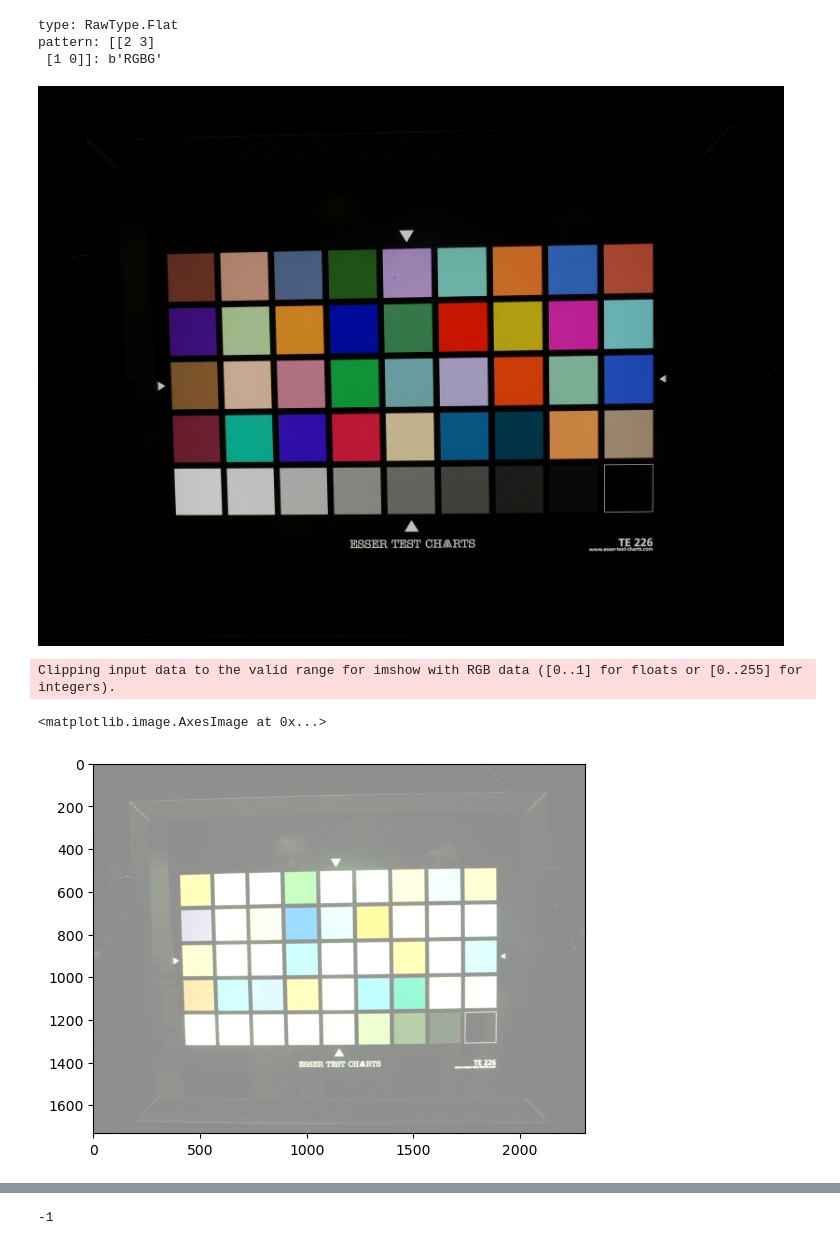
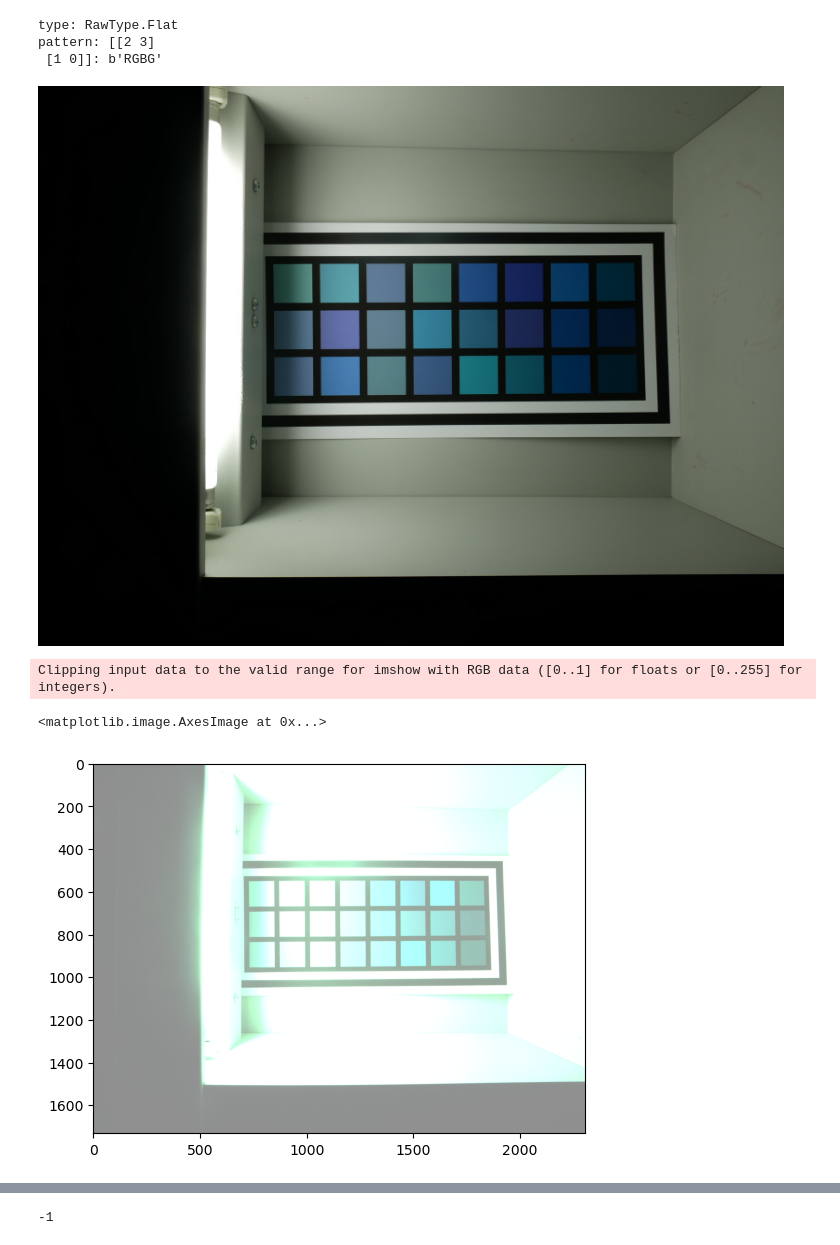
Before and after one commit to cs-413-cinestill/800t-emulation, a Jupyter notebook: color_transfer.ipynb, the cells around one changed output, grey strips where cells are left out. Drawn from its saved outputs; the diff is of its cells as text; code cells hidden in the pictures.

```diff
--- a/color_transfer.ipynb
+++ b/color_transfer.ipynb
@@ -9,24 +13,24 @@ from io import BytesIO
 from IPython.display import display
 import matplotlib.pyplot as plt
 # %%
-image_path = "data\digital\P1480489.RW2"
+image_path = "data\digital\P1480474.RW2"
 raw_image = ""
 thumb = ""
 processed = ""
 raw_colors = ""
 with rawpy.imread(image_path) as raw:
     raw_image = raw.raw_image_visible.copy()
     print(f"type: {raw.raw_type}")
     print(f"pattern: {raw.raw_pattern}: {raw.color_desc}")
     thumb = raw.extract_thumb().data
     processed = raw.postprocess()
     raw_colors = raw.raw_colors
     display(Image.open(io.BytesIO(thumb)))
 # %% [output]
 type: RawType.Flat
 pattern: [[2 3]
  [1 0]]: b'RGBG'
-[figure, old version]
+[figure, new version]
 # %%
 def demosaic(image):
     """
@@ -46,7 +50,7 @@ plt.imshow(demosaiced)
 # %% [output]
 Clipping input data to the valid range for imshow with RGB data ([0..1] for floats or [0..255] for integers).
 <matplotlib.image.AxesImage at 0x...>
-[figure, old version]
+[figure, new version]
 # %%
 # def invgamma(image, gamma=2.2):
 #     """ converts an image of intensities to pixel values,
```
Also changed, not shown: parts of 5 cells of this notebook.
